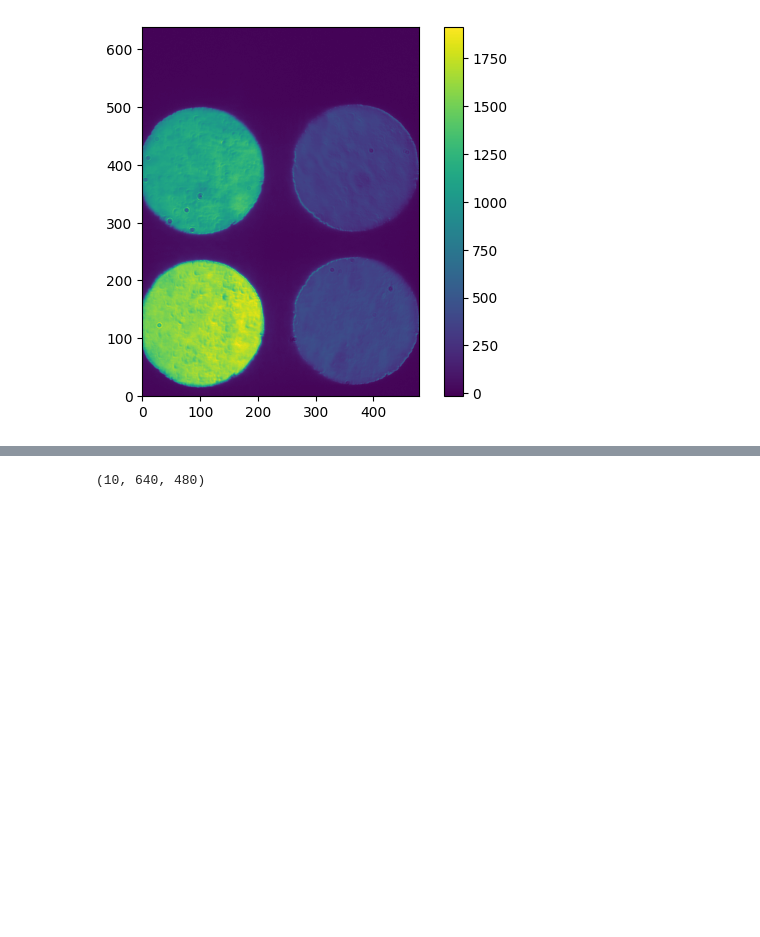
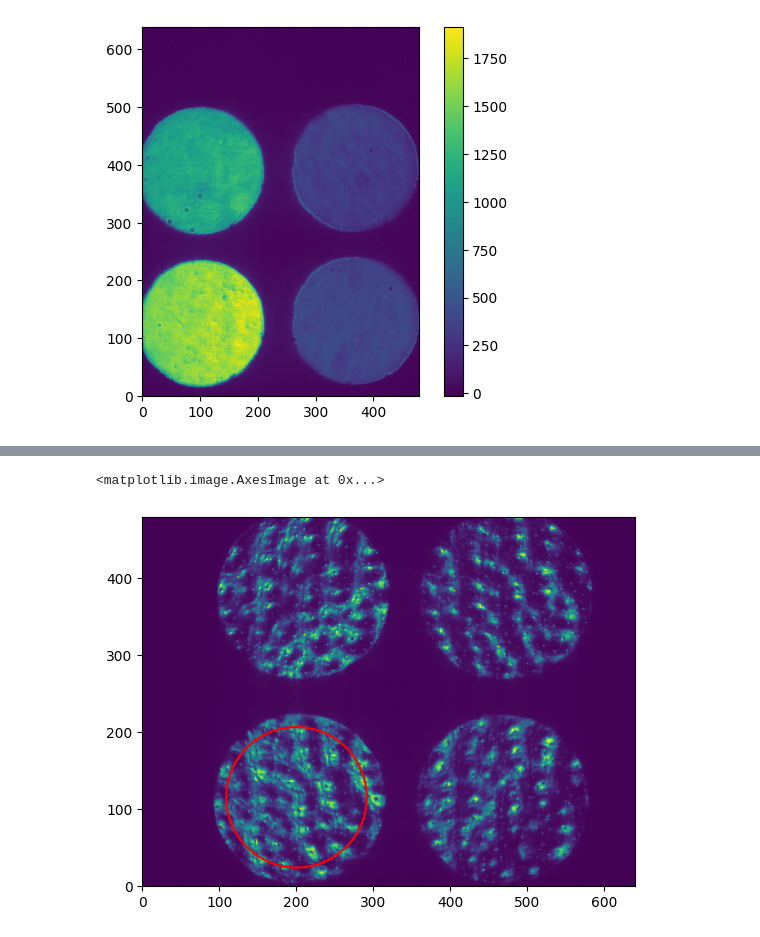
Before and after one commit to astrogauri/phase-screens, a Jupyter notebook: data_processing_phase.ipynb, the cells around one changed output, grey strips where cells are left out. Saved outputs shown, nothing was run; the diff lists cells and outputs as text; code cells hidden in the pictures; blank space fills up the shorter version.

```diff
--- a/data_processing_phase.ipynb
+++ b/data_processing_phase.ipynb
@@ -144,7 +144,16 @@ pli(phase)
 # %%
-auto_phasescreen = (np.fft.ifft2(np.abs(np.fft.fft2(phase_screen))**2)).real
-#pli(auto_phasescreen)
+x = 315.4 - 93.8
+y = 120.6 - 100.4
 
-print(auto_phasescreen.shape)
+D = np.sqrt(x**2 + y**2)
+r = D/2 - 20
+
+def circle(x,y,R):
+    t = np.linspace(0,2*np.pi,222)
+    plt.plot(R*np.cos(t)+x, R*np.sin(t)+y, color='r')
+
+circle (200,115,r)
+pli(phase)
 # %% [output]
-(10, 640, 480)
+<matplotlib.image.AxesImage at 0x...>
+[figure, added]
```
Also changed, not shown: parts of 10 cells of this notebook, 4 other files.
